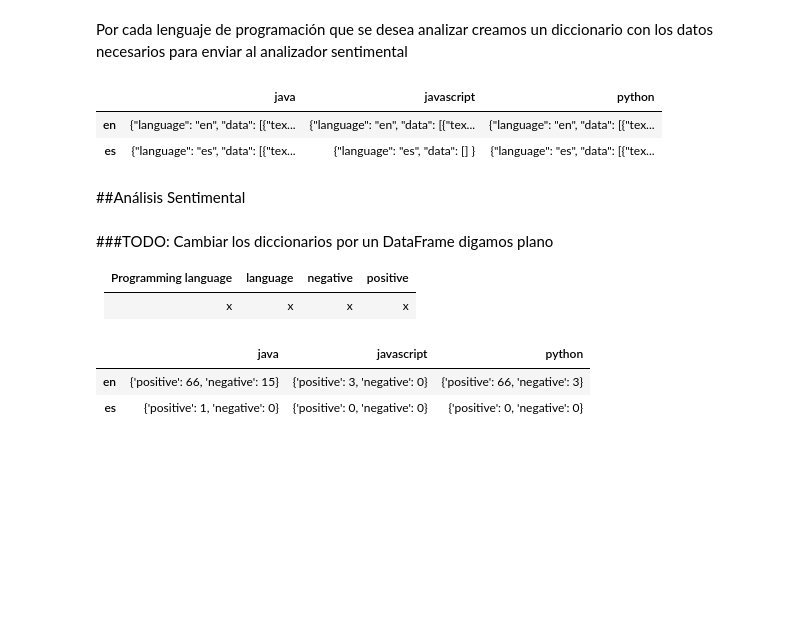
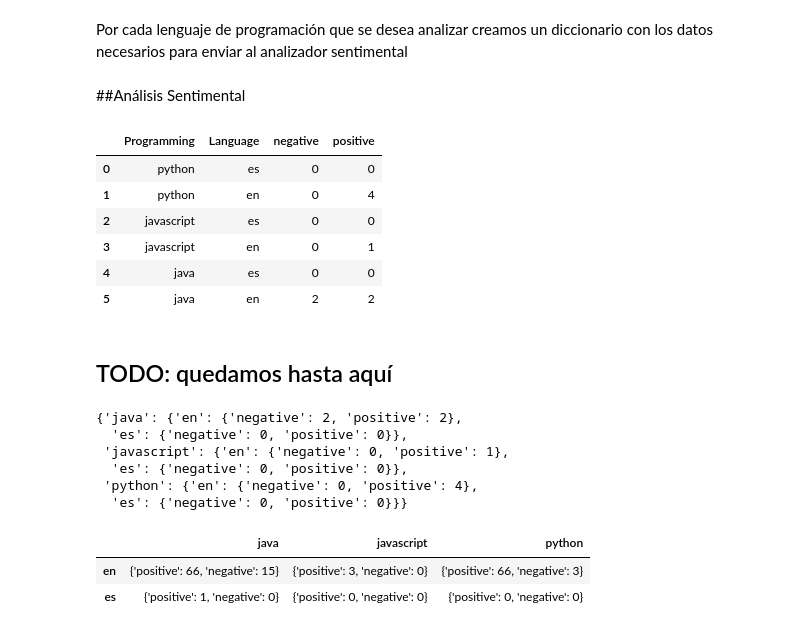
Before and after one commit to miltonlab/pyresearch, a Jupyter notebook: socialysis/paper.ipynb, the cells around one changed output. Drawn from its saved outputs; the diff is of its cells as text; code cells hidden in the pictures; blank space fills up the shorter version.

Commit message:
finalizado el análisis sentimental

```diff
--- a/socialysis/paper.ipynb
+++ b/socialysis/paper.ipynb
@@ -173,14 +173,6 @@ for proglang in proglangs.keys():
     # ojo: no se reemplaza el contenido del diccionario sino que se agrega
     insentiments[proglang].update({'en': '{"language": "en", "data": %s }' %
                             chunk_en.to_json(orient='records')})
-# %%
-# Formateo de los datos que vamos a enviar al analizador
-pd.DataFrame(insentiments)
-pd.tool
-# %% [output]
-|  | java | javascript | python |
-| en | {"language": "en", "data": [{"tex... | {"language": "en", "data": [{"tex... | {"language": "en", "data": [{"tex... |
-| es | {"language": "es", "data": [{"tex... | {"language": "es", "data": [] } | {"language": "es", "data": [{"tex... |
 # %% [markdown]
 ##Análisis Sentimental
 # %%
@@ -205,22 +197,42 @@ URL_SENTIMENT140 = "http://www.sentiment140.com/api/bulkClassifyJson"
 ###req.add_header('Content-Type', 'application/json')
 ###response = urllib2.urlopen(req, str(result))
 outsentiments = dict()
+sentiments = pd.DataFrame(columns=['Programming','Language', 'negative', 'positive'])
 for proglang in insentiments.keys():
     response = requests.post(URL_SENTIMENT140, insentiments[proglang]['es'])
-    es = dict()
-    es['negative'], es['positive'] = parse_response(response.json())
-    outsentiments[proglang] = {'es': es}
+    polarity = parse_response(response.json())
+    sentiments.loc[len(sentiments)] = [proglang, 'es', polarity[0], polarity[1]]
+    #es = dict()
+    #es['negative'], es['positive'] = parse_response(response.json())
+    #outsentiments[proglang] = {'es': es}
     response = requests.post(URL_SENTIMENT140, insentiments[proglang]['en'])
-    en = dict()
-    en['negative'], en['positive'] = parse_response(response.json())
+    polarity = parse_response(response.json())
+    sentiments.loc[len(sentiments)] = [proglang, 'en', polarity[0], polarity[1]]
+    #en = dict()
+    #en['negative'], en['positive'] = parse_response(response.json())
     # Ojo, no se reemplaza
-    outsentiments[proglang].update({'en' : en})
+    #outsentiments[proglang].update({'en' : en})
-# %% [markdown]
-###TODO: Cambiar los diccionarios por un DataFrame digamos plano
-
-|Programming language | language | negative | positive |
-|---------------------|:--------:|---------:|---------:|
-|         x           |    x     |     x    |    x     |
+# %%
+sentiments
+# %% [output]
+|  | Programming | Language | negative | positive |
+| 0 | python | es | 0 | 0 |
+| 1 | python | en | 0 | 4 |
+| 2 | javascript | es | 0 | 0 |
+| 3 | javascript | en | 0 | 1 |
+| 4 | java | es | 0 | 0 |
+| 5 | java | en | 2 | 2 |
+# %% [markdown]
+## TODO: quedamos hasta aquí
+# %%
+outsentiments
+# %% [output]
+{'java': {'en': {'negative': 2, 'positive': 2},
+  'es': {'negative': 0, 'positive': 0}},
+ 'javascript': {'en': {'negative': 0, 'positive': 1},
+  'es': {'negative': 0, 'positive': 0}},
+ 'python': {'en': {'negative': 0, 'positive': 4},
+  'es': {'negative': 0, 'positive': 0}}}
 # %%
 # Solo para presentación legible
 pd.DataFrame(outsentiments)
```
Also changed, not shown: parts of 1 cell of this notebook.
